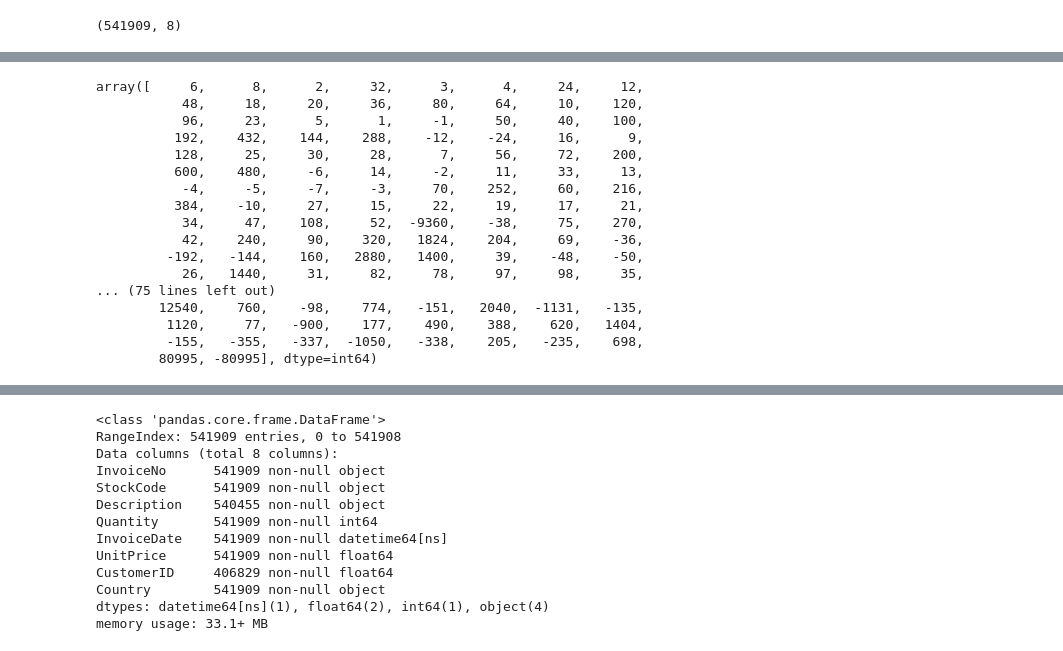
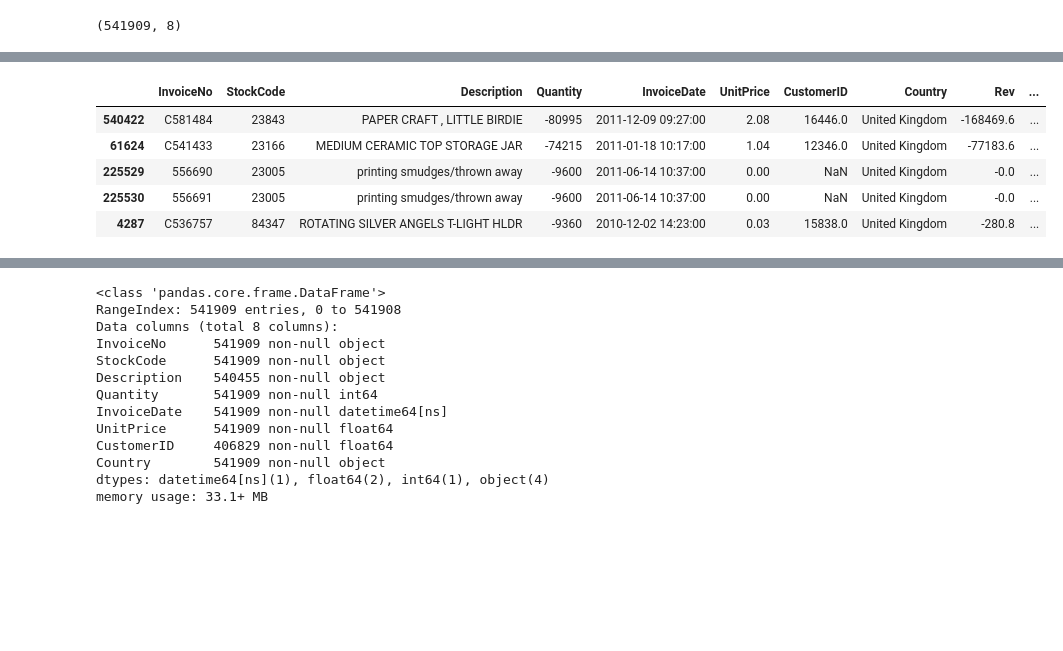
Before and after one commit to tristar82/Project-Week-8-Final-Project, a Jupyter notebook: your-project/Code/1_EDA_Cleaning.ipynb, the cells around one changed output, grey strips where cells are left out. Saved outputs shown, nothing was run; the diff lists cells and outputs as text; code cells hidden in the pictures; blank space fills up the shorter version.

```diff
--- a/your-project/Code/1_EDA_Cleaning.ipynb
+++ b/your-project/Code/1_EDA_Cleaning.ipynb
@@ -35,20 +137,9 @@ df.shape
 # %%
-df.Quantity.unique()
+df.sort_values(by='Quantity').head()
 # %% [output]
-array([     6,      8,      2,     32,      3,      4,     24,     12,
-           48,     18,     20,     36,     80,     64,     10,    120,
-           96,     23,      5,      1,     -1,     50,     40,    100,
-          192,    432,    144,    288,    -12,    -24,     16,      9,
-          128,     25,     30,     28,      7,     56,     72,    200,
-          600,    480,     -6,     14,     -2,     11,     33,     13,
-           -4,     -5,     -7,     -3,     70,    252,     60,    216,
-          384,    -10,     27,     15,     22,     19,     17,     21,
-           34,     47,    108,     52,  -9360,    -38,     75,    270,
-           42,    240,     90,    320,   1824,    204,     69,    -36,
-         -192,   -144,    160,   2880,   1400,     39,    -48,    -50,
-           26,   1440,     31,     82,     78,     97,     98,     35,
-... (75 lines left out)
-        12540,    760,    -98,    774,   -151,   2040,  -1131,   -135,
-         1120,     77,   -900,    177,    490,    388,    620,   1404,
-         -155,   -355,   -337,  -1050,   -338,    205,   -235,    698,
-        80995, -80995], dtype=int64)
+|  | InvoiceNo | StockCode | Description | Quantity | InvoiceDate | UnitPrice | CustomerID | Country | Rev | ... |
+| 540422 | C581484 | 23843 | PAPER CRAFT , LITTLE BIRDIE | -80995 | 2011-12-09 09:27:00 | 2.08 | 16446.0 | United Kingdom | -168469.6 | ... |
+| 61624 | C541433 | 23166 | MEDIUM CERAMIC TOP STORAGE JAR | -74215 | 2011-01-18 10:17:00 | 1.04 | 12346.0 | United Kingdom | -77183.6 | ... |
+| 225529 | 556690 | 23005 | printing smudges/thrown away | -9600 | 2011-06-14 10:37:00 | 0.00 | NaN | United Kingdom | -0.0 | ... |
+| 225530 | 556691 | 23005 | printing smudges/thrown away | -9600 | 2011-06-14 10:37:00 | 0.00 | NaN | United Kingdom | -0.0 | ... |
+| 4287 | C536757 | 84347 | ROTATING SILVER ANGELS T-LIGHT HLDR | -9360 | 2010-12-02 14:23:00 | 0.03 | 15838.0 | United Kingdom | -280.8 | ... |
```
Also changed, not shown: parts of 28 cells of this notebook, 2 other files.
